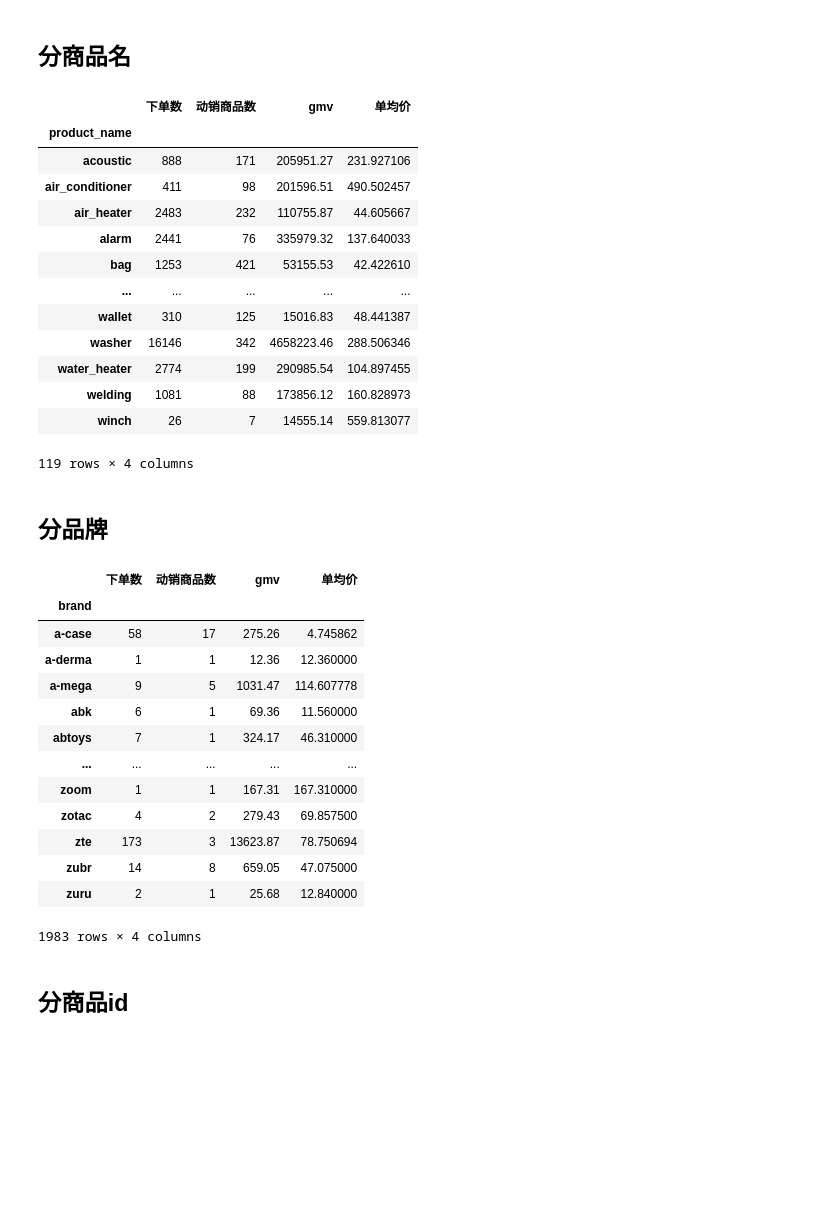
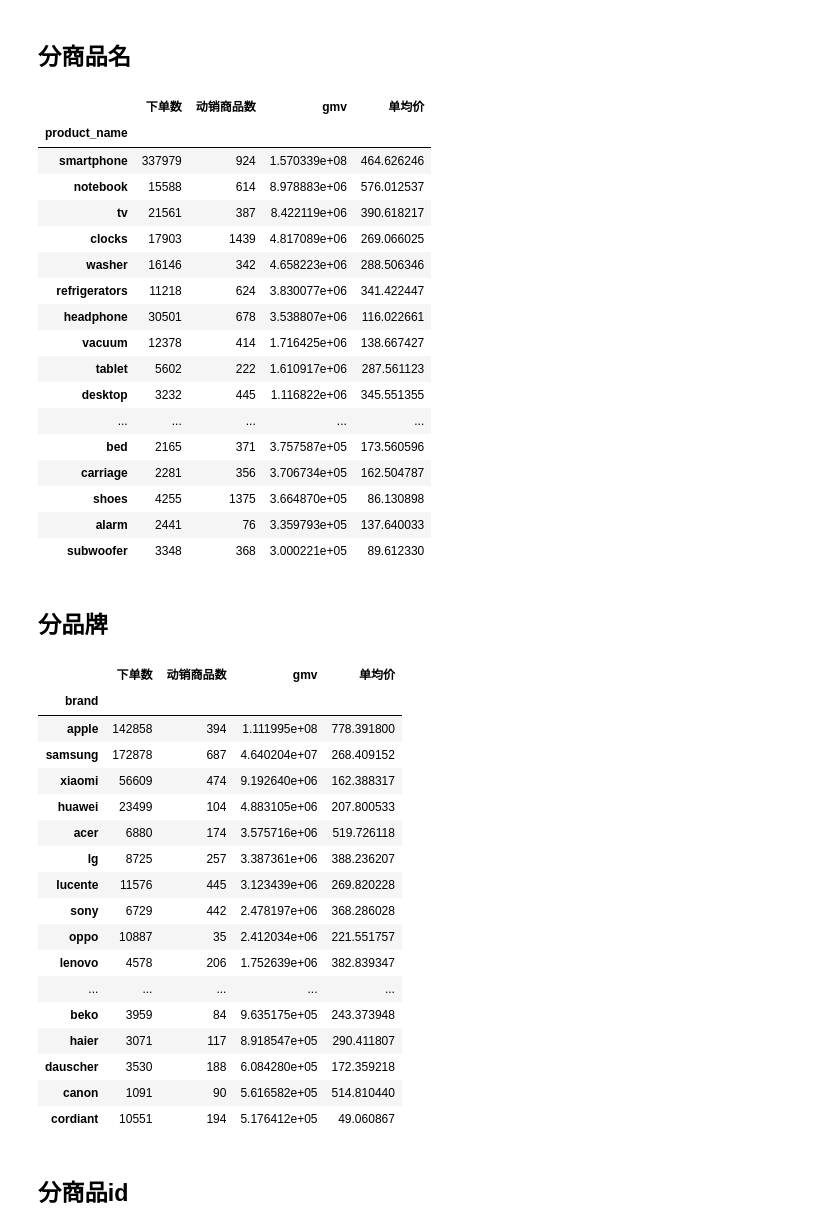
Before and after one commit to Xiqin01/REES46-eCommerce-data-analysis, a Jupyter notebook: 4.商品价值.ipynb, the cells around one changed output. Drawn from its saved outputs; the diff is of its cells as text; code cells hidden in the pictures; blank space fills up the shorter version.

```diff
--- a/4.商品价值.ipynb
+++ b/4.商品价值.ipynb
@@ -131,24 +125,28 @@ product_info_bysubcate.query('下单数 > 0')
 # %%
 product_info_bypname = data.query('event_type == "purchase"').groupby('product_name').agg({'product_id': ['count','nunique'],'price': ['sum','mean']})
 
 product_info_bypname.columns = ['下单数','动销商品数','gmv','单均价']
 
-product_info_bypname.query('下单数 > 0')
+product_info_bypname.query('下单数 > 0').sort_values('gmv',ascending=False)[:20]
 # %% [output]
 |  | 下单数 | 动销商品数 | gmv | 单均价 |
 | product_name |  |  |  |  |
-| acoustic | 888 | 171 | 205951.27 | 231.927106 |
-| air_conditioner | 411 | 98 | 201596.51 | 490.502457 |
-| air_heater | 2483 | 232 | 110755.87 | 44.605667 |
-| alarm | 2441 | 76 | 335979.32 | 137.640033 |
-| bag | 1253 | 421 | 53155.53 | 42.422610 |
+| smartphone | 337979 | 924 | 1.570339e+08 | 464.626246 |
+| notebook | 15588 | 614 | 8.978883e+06 | 576.012537 |
+| tv | 21561 | 387 | 8.422119e+06 | 390.618217 |
+| clocks | 17903 | 1439 | 4.817089e+06 | 269.066025 |
+| washer | 16146 | 342 | 4.658223e+06 | 288.506346 |
+| refrigerators | 11218 | 624 | 3.830077e+06 | 341.422447 |
+| headphone | 30501 | 678 | 3.538807e+06 | 116.022661 |
+| vacuum | 12378 | 414 | 1.716425e+06 | 138.667427 |
+| tablet | 5602 | 222 | 1.610917e+06 | 287.561123 |
+| desktop | 3232 | 445 | 1.116822e+06 | 345.551355 |
 | ... | ... | ... | ... | ... |
-| wallet | 310 | 125 | 15016.83 | 48.441387 |
-| washer | 16146 | 342 | 4658223.46 | 288.506346 |
-| water_heater | 2774 | 199 | 290985.54 | 104.897455 |
-| welding | 1081 | 88 | 173856.12 | 160.828973 |
-| winch | 26 | 7 | 14555.14 | 559.813077 |
+| bed | 2165 | 371 | 3.757587e+05 | 173.560596 |
+| carriage | 2281 | 356 | 3.706734e+05 | 162.504787 |
+| shoes | 4255 | 1375 | 3.664870e+05 | 86.130898 |
+| alarm | 2441 | 76 | 3.359793e+05 | 137.640033 |
+| subwoofer | 3348 | 368 | 3.000221e+05 | 89.612330 |
-119 rows × 4 columns
 # %% [markdown]
 ## 分品牌
 # %%
@@ -156,22 +154,26 @@ product_info_bybrand = data.query('event_type == "purchase"').groupby('brand').a
 
 product_info_bybrand.columns = ['下单数','动销商品数','gmv','单均价']
 
-product_info_bybrand.query('下单数 > 0')
+product_info_bybrand.query('下单数 > 0').sort_values('gmv',ascending=False)[:20]
 # %% [output]
 |  | 下单数 | 动销商品数 | gmv | 单均价 |
 | brand |  |  |  |  |
-| a-case | 58 | 17 | 275.26 | 4.745862 |
-| a-derma | 1 | 1 | 12.36 | 12.360000 |
-| a-mega | 9 | 5 | 1031.47 | 114.607778 |
-| abk | 6 | 1 | 69.36 | 11.560000 |
-| abtoys | 7 | 1 | 324.17 | 46.310000 |
+| apple | 142858 | 394 | 1.111995e+08 | 778.391800 |
+| samsung | 172878 | 687 | 4.640204e+07 | 268.409152 |
+| xiaomi | 56609 | 474 | 9.192640e+06 | 162.388317 |
+| huawei | 23499 | 104 | 4.883105e+06 | 207.800533 |
+| acer | 6880 | 174 | 3.575716e+06 | 519.726118 |
+| lg | 8725 | 257 | 3.387361e+06 | 388.236207 |
+| lucente | 11576 | 445 | 3.123439e+06 | 269.820228 |
+| sony | 6729 | 442 | 2.478197e+06 | 368.286028 |
+| oppo | 10887 | 35 | 2.412034e+06 | 221.551757 |
+| lenovo | 4578 | 206 | 1.752639e+06 | 382.839347 |
 | ... | ... | ... | ... | ... |
-| zoom | 1 | 1 | 167.31 | 167.310000 |
-| zotac | 4 | 2 | 279.43 | 69.857500 |
-| zte | 173 | 3 | 13623.87 | 78.750694 |
-| zubr | 14 | 8 | 659.05 | 47.075000 |
-| zuru | 2 | 1 | 25.68 | 12.840000 |
+| beko | 3959 | 84 | 9.635175e+05 | 243.373948 |
+| haier | 3071 | 117 | 8.918547e+05 | 290.411807 |
+| dauscher | 3530 | 188 | 6.084280e+05 | 172.359218 |
+| canon | 1091 | 90 | 5.616582e+05 | 514.810440 |
+| cordiant | 10551 | 194 | 5.176412e+05 | 49.060867 |
-1983 rows × 4 columns
 # %% [markdown]
 ## 分商品id
 # %%
```
Also changed, not shown: parts of 3 cells of this notebook, 16 other files.
